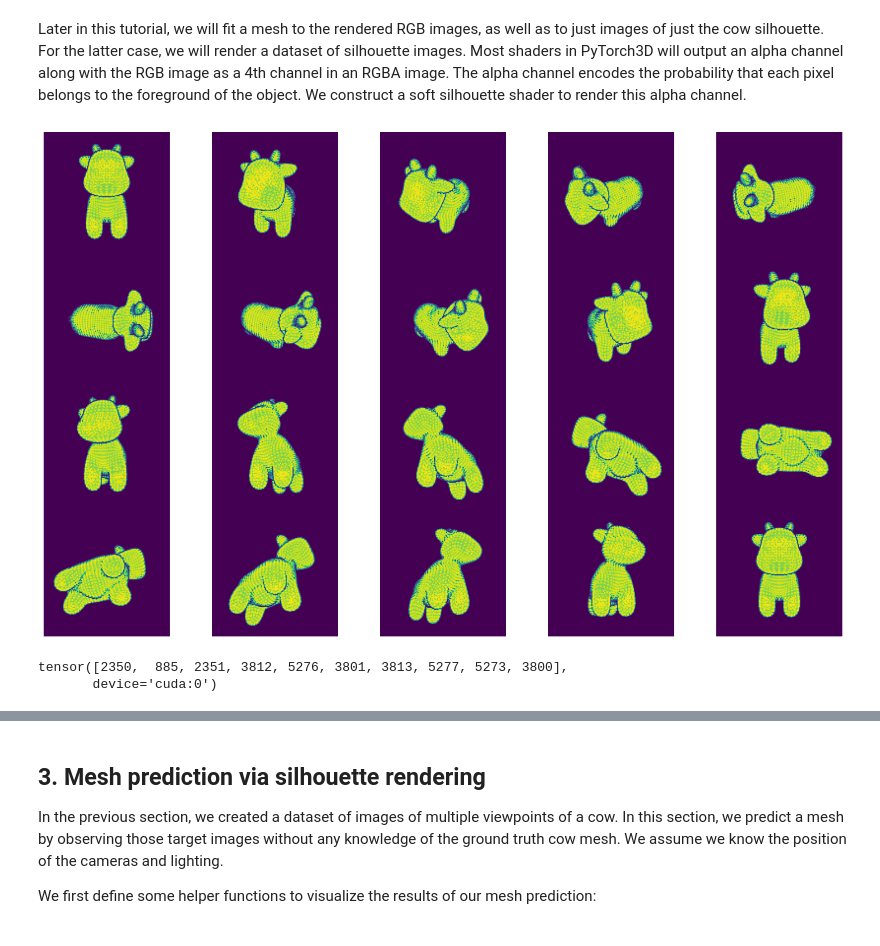
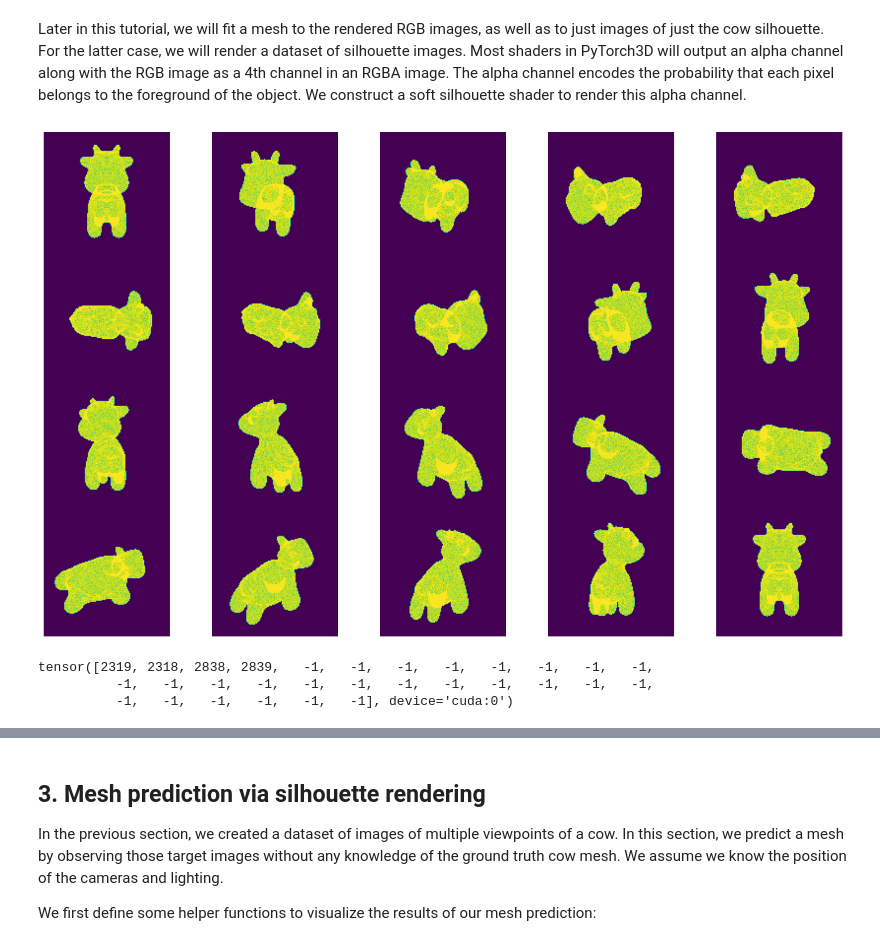
Before and after one commit to hirashima-k/Clipped_Mesh, a Jupyter notebook: open3d+pytorch3d.ipynb, the cells around one changed output, grey strips where cells are left out. Cells and saved outputs as stored; diff of their text form; code cells hidden in the pictures.

```diff
--- a/open3d+pytorch3d.ipynb
+++ b/open3d+pytorch3d.ipynb
@@ -155,18 +151,7 @@ azim = torch.linspace(-180, 180, num_views)
 # the cow is facing the -z direction.
 lights = PointLights(device=device, location=[[0.0, 0.0, -3.0]])
 
-# Initialize an OpenGL perspective camera that represents a batch of different
-# viewing angles. All the cameras helper methods support mixed type inputs and
-# broadcasting. So we can view the camera from the a distance of dist=2.7, and
-# then specify elevation and azimuth angles for each viewpoint as tensors.
-R, T = look_at_view_transform(dist=2.7, elev=elev, azim=azim)
-cameras = FoVPerspectiveCameras(device=device, R=R, T=T)
-
-# We arbitrarily choose one particular view that will be used to visualize
-# results
-camera = FoVPerspectiveCameras(device=device, R=R[None, 1, ...],
-                                  T=T[None, 1, ...])
-
+# Initialize an OpenGL perspective camera that represents a batch of different :
 # Define the settings for rasterization and shading. Here we set the output
 # image to be of size 128X128. As we are rendering images for visualization
 # purposes only we will set faces_per_pixel=1 and blur_radius=0.0. Refer to
@@ -226,33 +205,37 @@ plt.show()
 # %% [markdown]
 Later in this tutorial, we will fit a mesh to the rendered RGB images, as well as to just images of just the cow silhouette.  For the latter case, we will render a dataset of silhouette images.  Most shaders in PyTorch3D will output an alpha channel along with the RGB image as a 4th channel in an RGBA image.  The alpha channel encodes the probability that each pixel belongs to the foreground of the object.  We construct a soft silhouette shader to render this alpha channel.
+# %%
+#レンダリング設定
+sigma = 5.1e-7
+image_size=128
+faces_per_pixel=30
 # %%
 # Rasterization settings for silhouette rendering
-sigma = 1e-4
 raster_settings_silhouette = RasterizationSettings(
-    image_size=128,
-    blur_radius=np.log(1. / 1e-4 - 1.)*sigma,
-    faces_per_pixel=10,
+    image_size=image_size,
+    blur_radius=np.log(1. / sigma - 1.)*sigma,
+    faces_per_pixel=faces_per_pixel,
 )
 
 # Silhouette renderer
 renderer_silhouette = MeshRenderer(
     rasterizer=MeshRasterizer(
         cameras=camera,
         raster_settings=raster_settings_silhouette
     ),
     shader=SoftSilhouetteShader()
 )
 
 # Render silhouette images.  The 3rd channel of the rendering output is
 # the alpha/silhouette channel
 silhouette_images = renderer_silhouette(meshes, cameras=cameras, lights=lights)
 target_silhouette = [silhouette_images[i, ..., 3] for i in range(num_views)]
 
 # Visualize silhouette images
 image_grid(silhouette_images.cpu().numpy(), rows=4, cols=5, rgb=False)
 plt.show()
 # %% [output]
-[figure, old version]
+[figure, new version]
 # %%
 renderer_frag = MeshRendererWithFragments(
     rasterizer=MeshRasterizer(
@@ -271,8 +254,9 @@ silhouette_images , fragments = renderer_frag(meshes, cameras=cameras, lights=li
 fragments.pix_to_face[0][64][64]
 #fragments.dists[0][64][64]
 # %% [output]
-tensor([2350,  885, 2351, 3812, 5276, 3801, 3813, 5277, 5273, 3800],
-       device='cuda:0')
+tensor([2319, 2318, 2838, 2839,   -1,   -1,   -1,   -1,   -1,   -1,   -1,   -1,
+          -1,   -1,   -1,   -1,   -1,   -1,   -1,   -1,   -1,   -1,   -1,   -1,
+          -1,   -1,   -1,   -1,   -1,   -1], device='cuda:0')
 # %%
 d = (1 + torch.exp( (-fragments.dists[0][64][64])  / sigma)) ** -1
 d2 = torch.sigmoid(fragments.dists[0][64][64]  / sigma)
```
Also changed, not shown: parts of 15 cells of this notebook, 2 other files.
